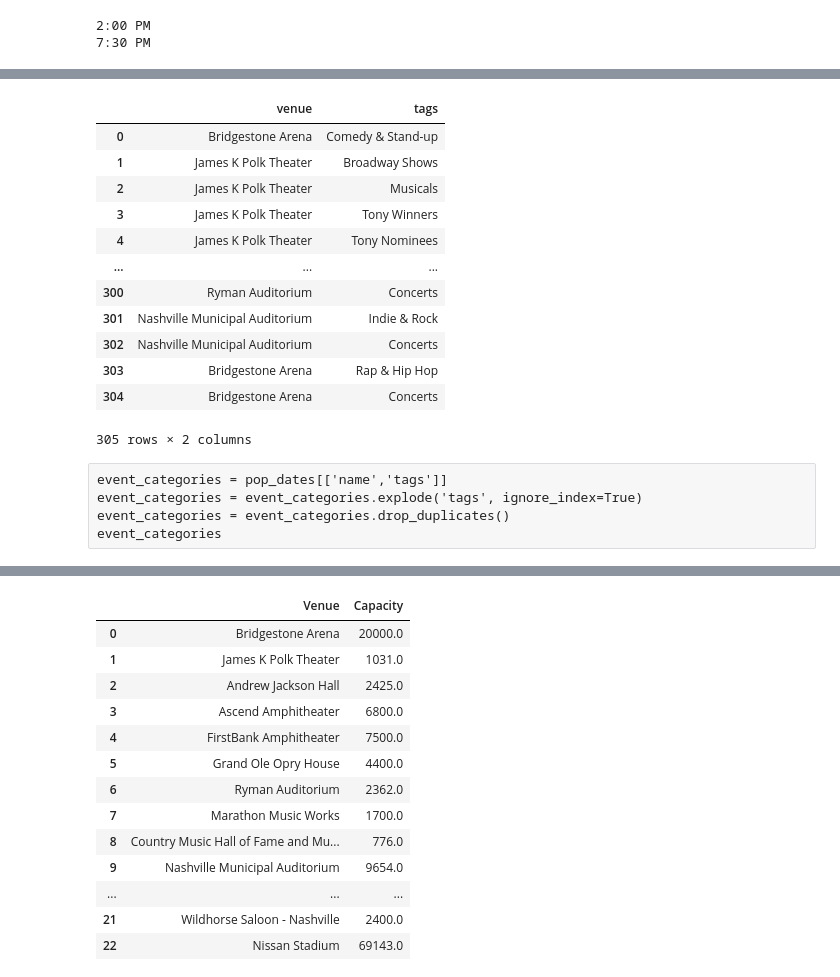
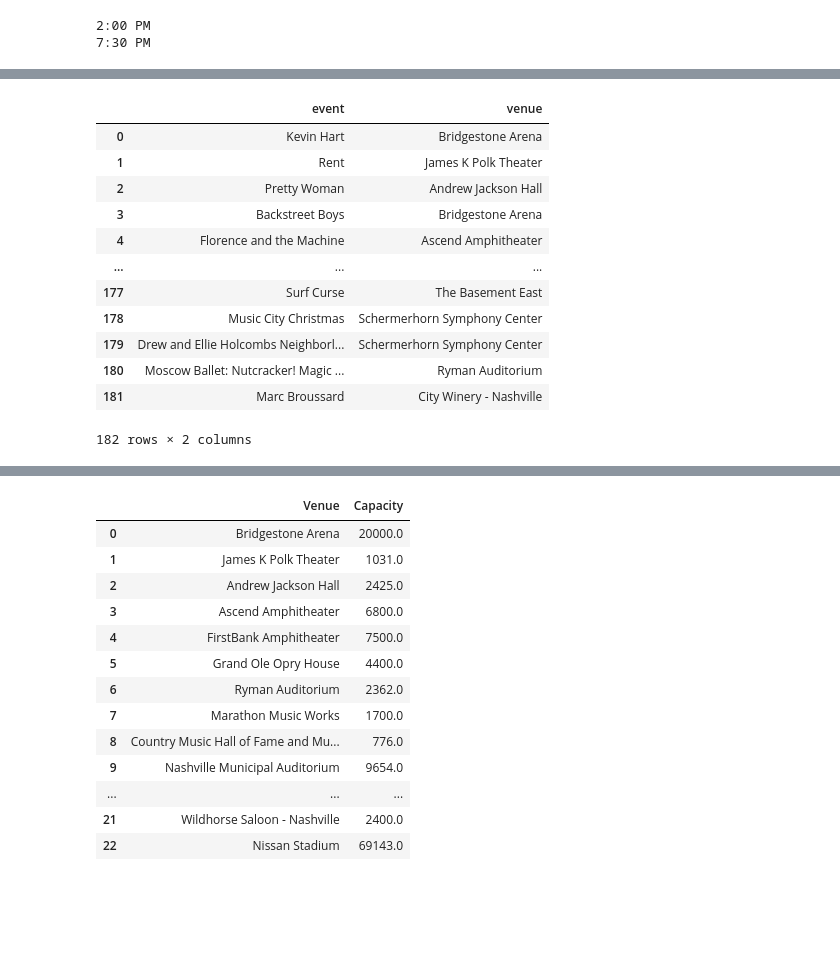
Before and after one commit to michaelcnorman/DDA7-Capstone-Michael, a Jupyter notebook: notebooks/Webscraping events.ipynb, the cells around one changed output, grey strips where cells are left out. Saved outputs shown, nothing was run; the diff lists cells and outputs as text; code cells hidden in the pictures; blank space fills up the shorter version.

```diff
--- a/notebooks/Webscraping events.ipynb
+++ b/notebooks/Webscraping events.ipynb
@@ -695,19 +507,0 @@ event_categories.to_csv('../data/most popular event-categories')
-# %%
-venue_categories = tags[['venue','tags']]
-venue_categories = venue_categories[venue_categories['tags'].map(lambda d: len(d))>0]
-venue_categories = venue_categories.explode('venue',ignore_index=True).explode('tags',ignore_index=True)
-venue_categories
-# %% [output]
-|  | venue | tags |
-| 0 | Bridgestone Arena | Comedy & Stand-up |
-| 1 | James K Polk Theater | Broadway Shows |
-| 2 | James K Polk Theater | Musicals |
-| 3 | James K Polk Theater | Tony Winners |
-| 4 | James K Polk Theater | Tony Nominees |
-| ... | ... | ... |
-| 300 | Ryman Auditorium | Concerts |
-| 301 | Nashville Municipal Auditorium | Indie & Rock |
-| 302 | Nashville Municipal Auditorium | Concerts |
-| 303 | Bridgestone Arena | Rap & Hip Hop |
-| 304 | Bridgestone Arena | Concerts |
-305 rows × 2 columns
@@ -716,5 +507,0 @@ venue_categories.to_csv('../data/most popular venues-categories')
-# %% [raw]
-event_categories = pop_dates[['name','tags']]
-event_categories = event_categories.explode('tags', ignore_index=True)
-event_categories = event_categories.drop_duplicates()
-event_categories
@@ -720,0 +510,19 @@ event_categories
+# %%
+names_and_venues = master_df[['name','venue']]
+names_and_venues = names_and_venues.drop_duplicates().reset_index(drop=True)
+names_and_venues = names_and_venues.rename(columns = {'name':'event'})
+names_and_venues
+# %% [output]
+|  | event | venue |
+| 0 | Kevin Hart | Bridgestone Arena |
+| 1 | Rent | James K Polk Theater |
+| 2 | Pretty Woman | Andrew Jackson Hall |
+| 3 | Backstreet Boys | Bridgestone Arena |
+| 4 | Florence and the Machine | Ascend Amphitheater |
+| ... | ... | ... |
+| 177 | Surf Curse | The Basement East |
+| 178 | Music City Christmas | Schermerhorn Symphony Center |
+| 179 | Drew and Ellie Holcombs Neighborl... | Schermerhorn Symphony Center |
+| 180 | Moscow Ballet: Nutcracker! Magic ... | Ryman Auditorium |
+| 181 | Marc Broussard | City Winery - Nashville |
+182 rows × 2 columns
```
Also changed, not shown: parts of 42 cells of this notebook, 1 other file.
